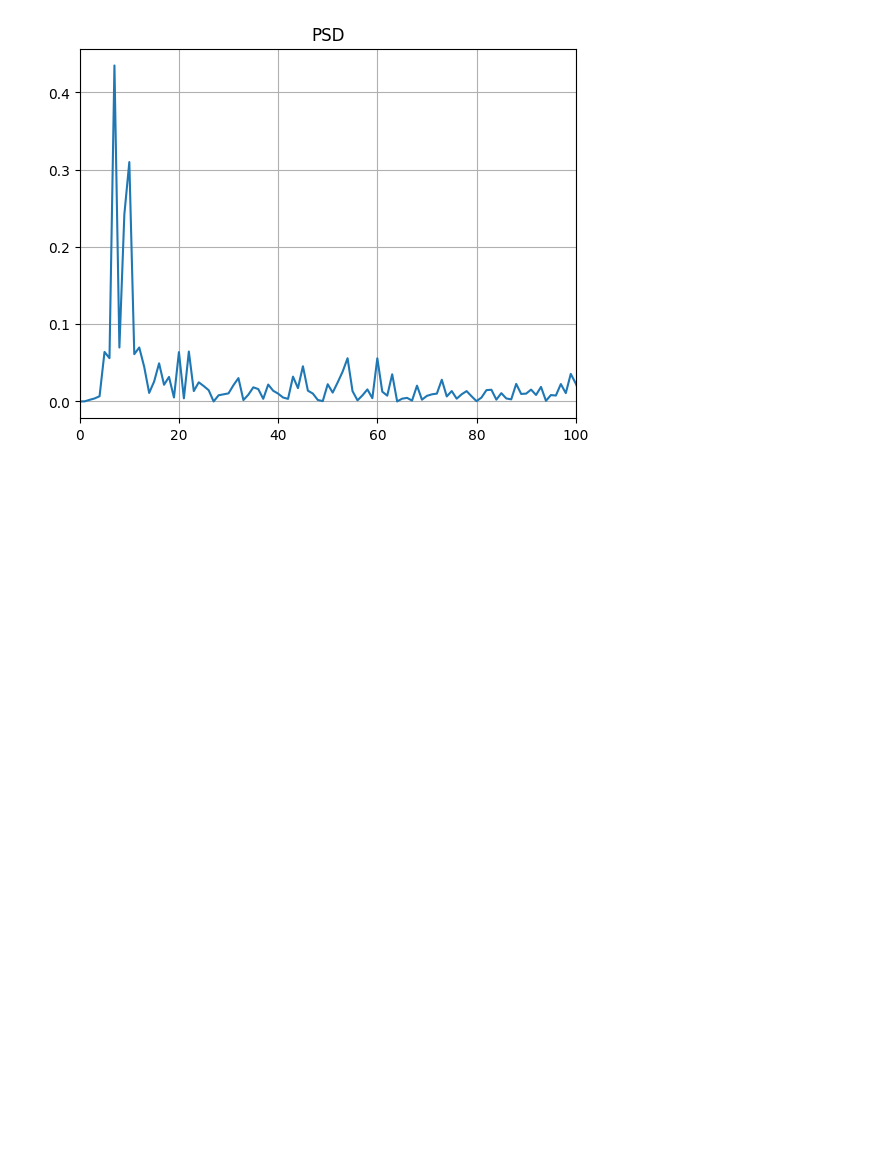
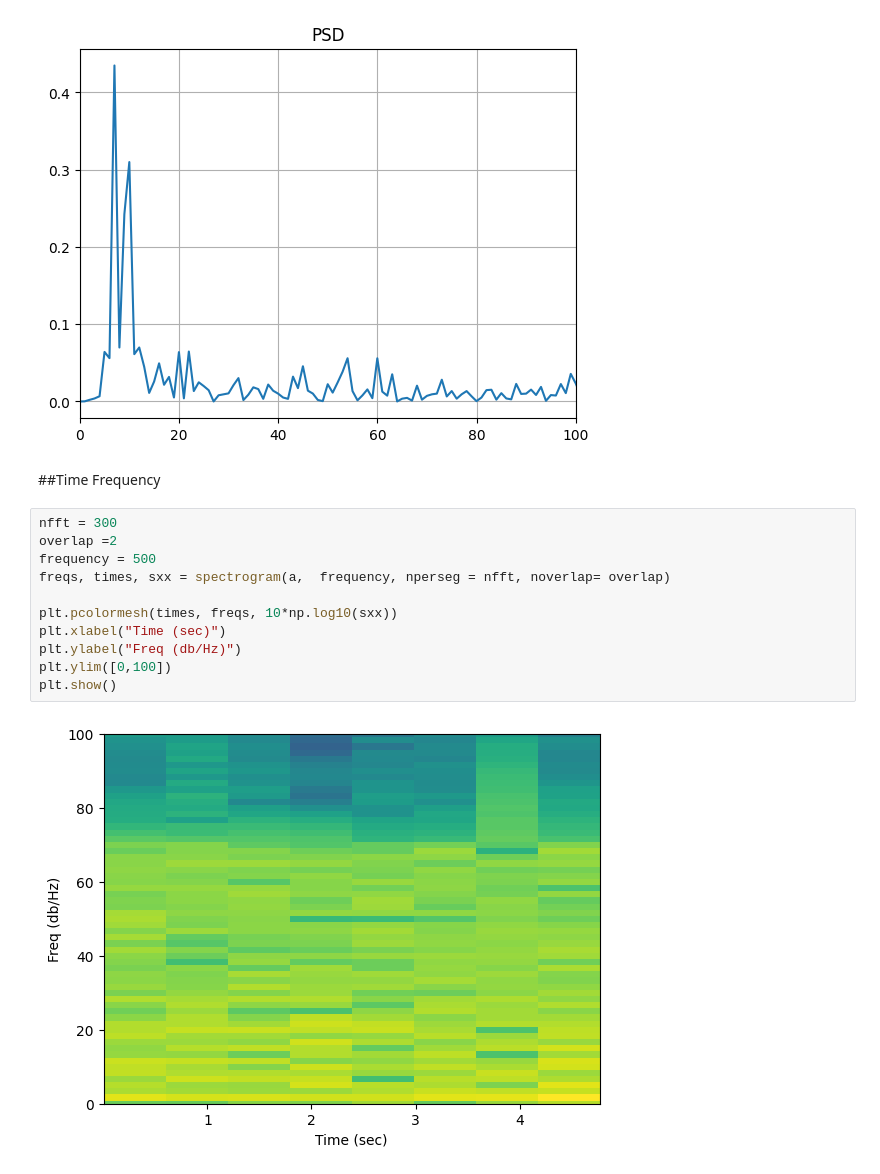
Before and after one commit to ShahabSN/Computational-Neuroscience-, a Jupyter notebook: CNSci_2.ipynb, the cells around one changed output. Saved outputs shown, nothing was run; the diff lists cells and outputs as text; blank space fills up the shorter version.

```diff
--- a/CNSci_2.ipynb
+++ b/CNSci_2.ipynb
@@ -288,3 +289,18 @@ plt.xlim([0,100])
 plt.grid(True)
 # %% [output]
 [figure]
+# %% [markdown]
+##Time Frequency
+# %%
+nfft = 300
+overlap =2
+frequency = 500
+freqs, times, sxx = spectrogram(a,  frequency, nperseg = nfft, noverlap= overlap)
+
+plt.pcolormesh(times, freqs, 10*np.log10(sxx))
+plt.xlabel("Time (sec)")
+plt.ylabel("Freq (db/Hz)")
+plt.ylim([0,100])
+plt.show()
+# %% [output]
+[figure, added]
```
Also changed, not shown: parts of 1 cell of this notebook.
